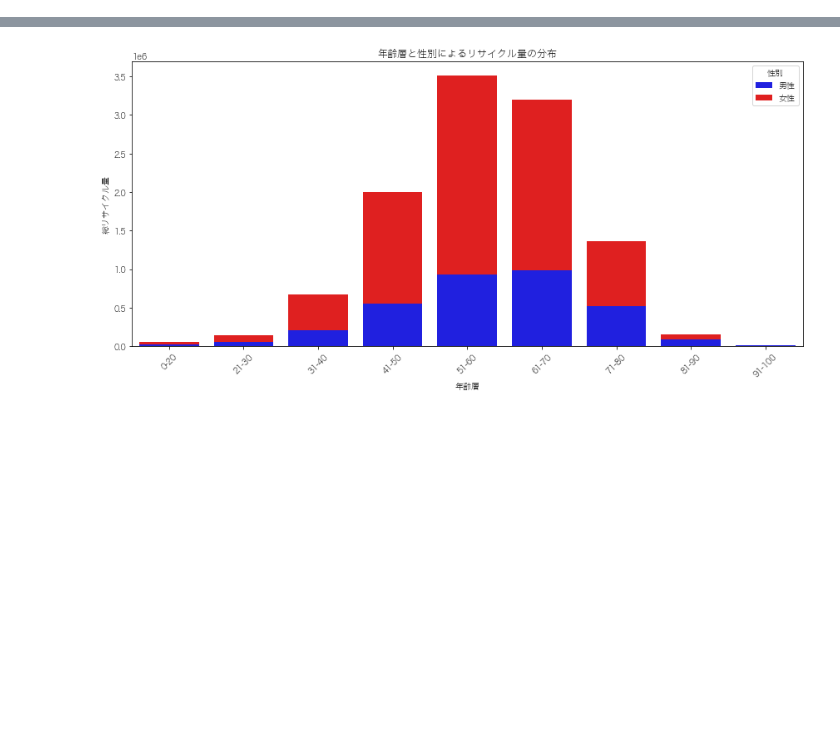
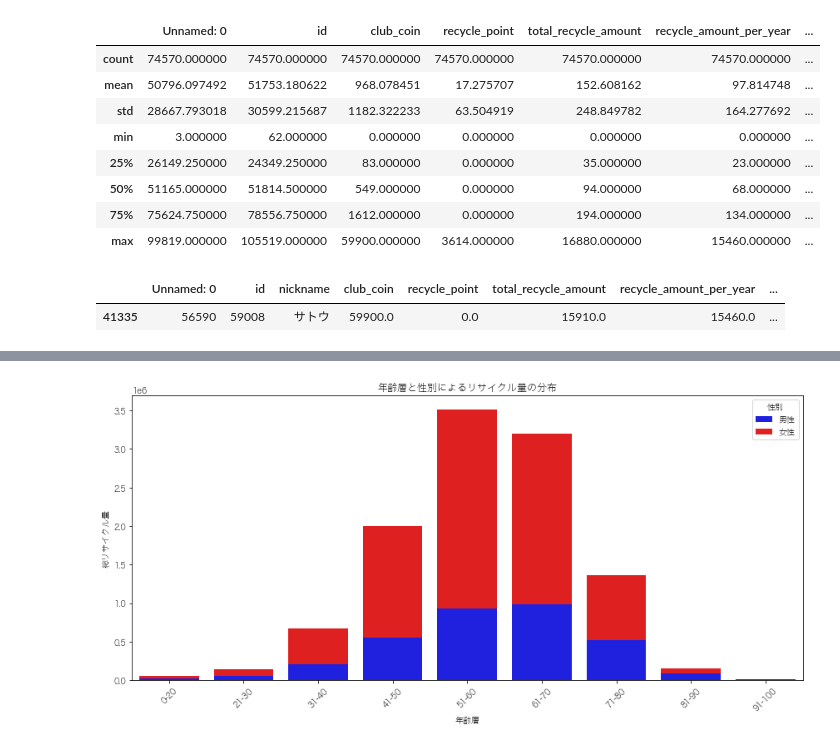
Before and after one commit to Naoya-Yasuda/MANABI_DX_QUEST_2023_PrePoC, a Jupyter notebook: notebook/visualization_user_info.ipynb, the cells around one changed output, grey strips where cells are left out. Drawn from its saved outputs; the diff is of its cells as text; code cells hidden in the pictures; blank space fills up the shorter version.

```diff
--- a/notebook/visualization_user_info.ipynb
+++ b/notebook/visualization_user_info.ipynb
@@ -24,3 +24,20 @@ plt.rcParams['font.family'] = 'Meiryo'
 # CSVファイルを読み込む
 file_path = 'data/input/user_info_cleansing.csv'  # ファイルパスを適切に設定してください
 data = pd.read_csv(file_path)
+# %%
+data.describe()
+# %% [output]
+|  | Unnamed: 0 | id | club_coin | recycle_point | total_recycle_amount | recycle_amount_per_year | ... |
+| count | 74570.000000 | 74570.000000 | 74570.000000 | 74570.000000 | 74570.000000 | 74570.000000 | ... |
+| mean | 50796.097492 | 51753.180622 | 968.078451 | 17.275707 | 152.608162 | 97.814748 | ... |
+| std | 28667.793018 | 30599.215687 | 1182.322233 | 63.504919 | 248.849782 | 164.277692 | ... |
+| min | 3.000000 | 62.000000 | 0.000000 | 0.000000 | 0.000000 | 0.000000 | ... |
+| 25% | 26149.250000 | 24349.250000 | 83.000000 | 0.000000 | 35.000000 | 23.000000 | ... |
+| 50% | 51165.000000 | 51814.500000 | 549.000000 | 0.000000 | 94.000000 | 68.000000 | ... |
+| 75% | 75624.750000 | 78556.750000 | 1612.000000 | 0.000000 | 194.000000 | 134.000000 | ... |
+| max | 99819.000000 | 105519.000000 | 59900.000000 | 3614.000000 | 16880.000000 | 15460.000000 | ... |
+# %%
+data[data['club_coin'] == data['club_coin'].max()]
+# %% [output]
+|  | Unnamed: 0 | id | nickname | club_coin | recycle_point | total_recycle_amount | recycle_amount_per_year | ... |
+| 41335 | 56590 | 59008 | サトウ | 59900.0 | 0.0 | 15910.0 | 15460.0 | ... |
```
Also changed, not shown: parts of 4 cells of this notebook.
